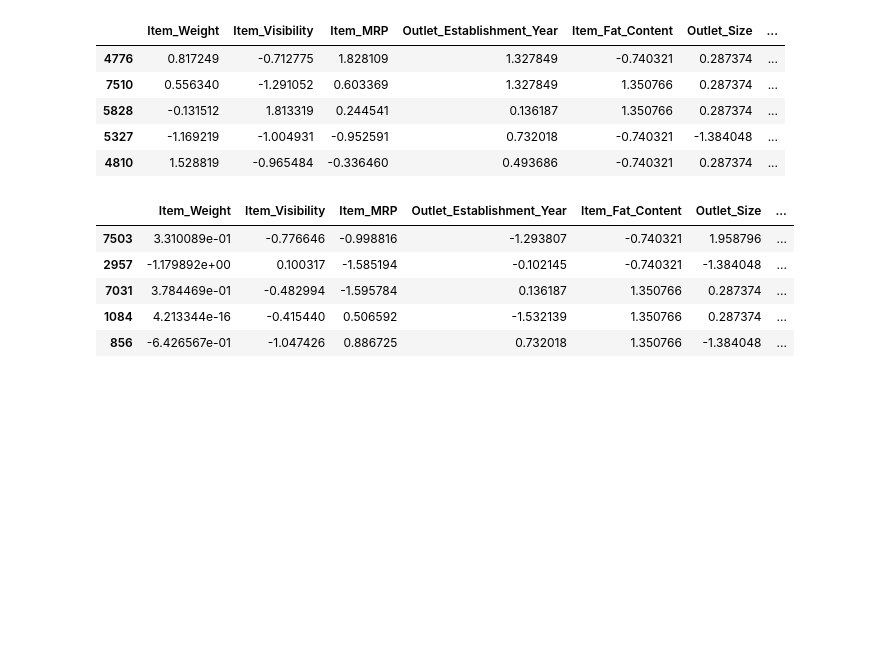
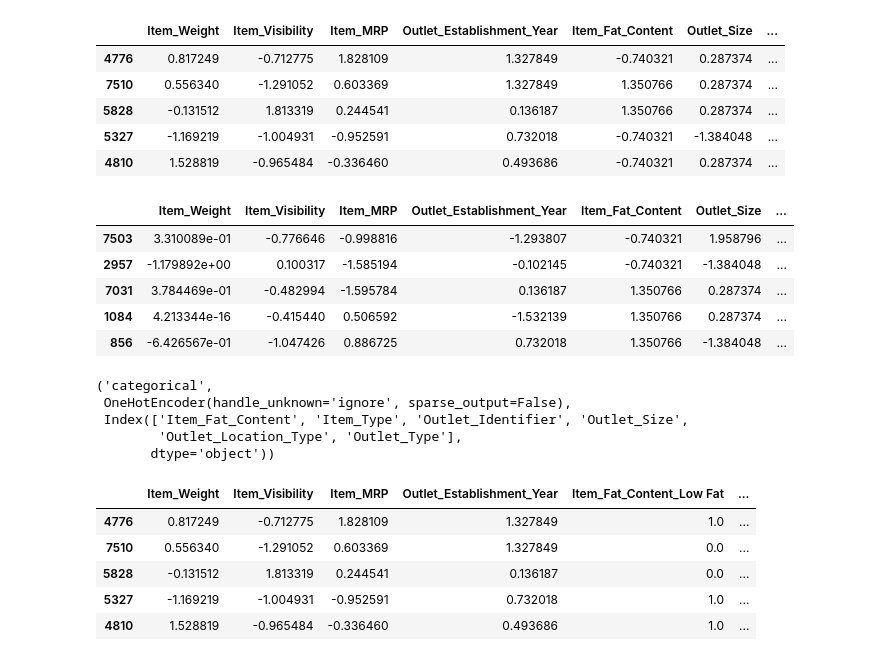
Before and after one commit to ElhamIsm/Prediction-of-Product-Sales, a Jupyter notebook: Prediction_of_Product_Sales.ipynb, the cells around one changed output. Drawn from its saved outputs; the diff is of its cells as text; code cells hidden in the pictures; blank space fills up the shorter version.

```diff
--- a/Prediction_of_Product_Sales.ipynb
+++ b/Prediction_of_Product_Sales.ipynb
@@ -783,3 +783,30 @@ X_test_processed.head()
 | 7031 | 3.784469e-01 | -0.482994 | -1.595784 | 0.136187 | 1.350766 | 0.287374 | ... |
 | 1084 | 4.213344e-16 | -0.415440 | 0.506592 | -1.532139 | 1.350766 | 0.287374 | ... |
 | 856 | -6.426567e-01 | -1.047426 | 0.886725 | 0.732018 | 1.350766 | -1.384048 | ... |
+# %%
+# Get list of categorical columns and instantiate a OneHotEncoder
+cat_cols = X_train.select_dtypes('object').columns
+encoder_ohe = OneHotEncoder(handle_unknown='ignore',sparse_output=False)
+# Construct the tuple for column transformer with the encoder
+cat_tuple = ('categorical',encoder_ohe, cat_cols)
+cat_tuple
+# %% [output]
+('categorical',
+ OneHotEncoder(handle_unknown='ignore', sparse_output=False),
+ Index(['Item_Fat_Content', 'Item_Type', 'Outlet_Identifier', 'Outlet_Size',
+        'Outlet_Location_Type', 'Outlet_Type'],
+       dtype='object'))
+# %%
+# Fit the preprocessor on training data
+preprocessor.fit(X_train)
+# Transform the training and test data
+X_train_tf = preprocessor.transform(X_train)
+X_test_tf = preprocessor.transform(X_test)
+X_train_tf.head()
+# %% [output]
+|  | Item_Weight | Item_Visibility | Item_MRP | Outlet_Establishment_Year | Item_Fat_Content_Low Fat | ... |
+| 4776 | 0.817249 | -0.712775 | 1.828109 | 1.327849 | 1.0 | ... |
+| 7510 | 0.556340 | -1.291052 | 0.603369 | 1.327849 | 0.0 | ... |
+| 5828 | -0.131512 | 1.813319 | 0.244541 | 0.136187 | 0.0 | ... |
+| 5327 | -1.169219 | -1.004931 | -0.952591 | 0.732018 | 1.0 | ... |
+| 4810 | 1.528819 | -0.965484 | -0.336460 | 0.493686 | 1.0 | ... |
```
Also changed, not shown: parts of 24 cells of this notebook.
